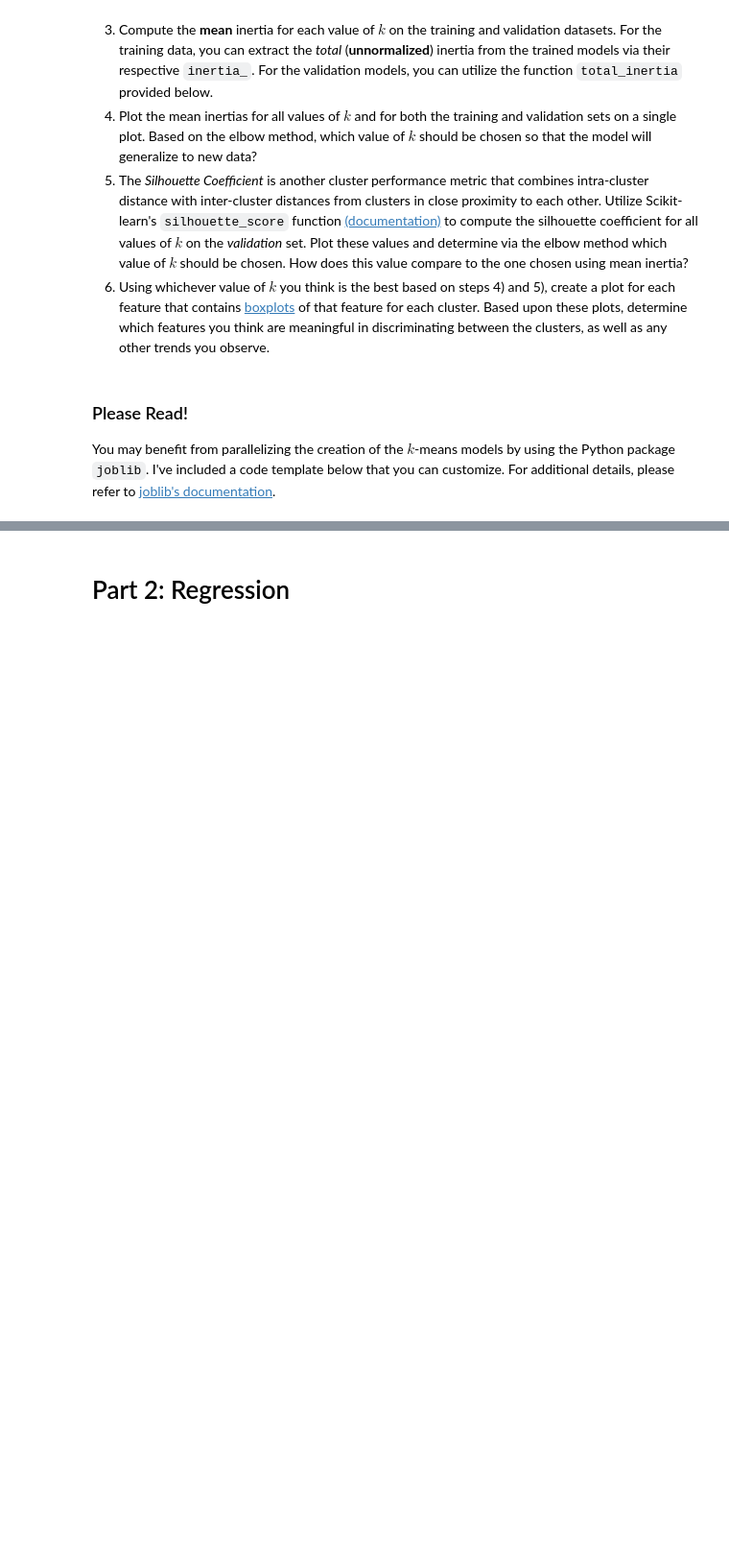
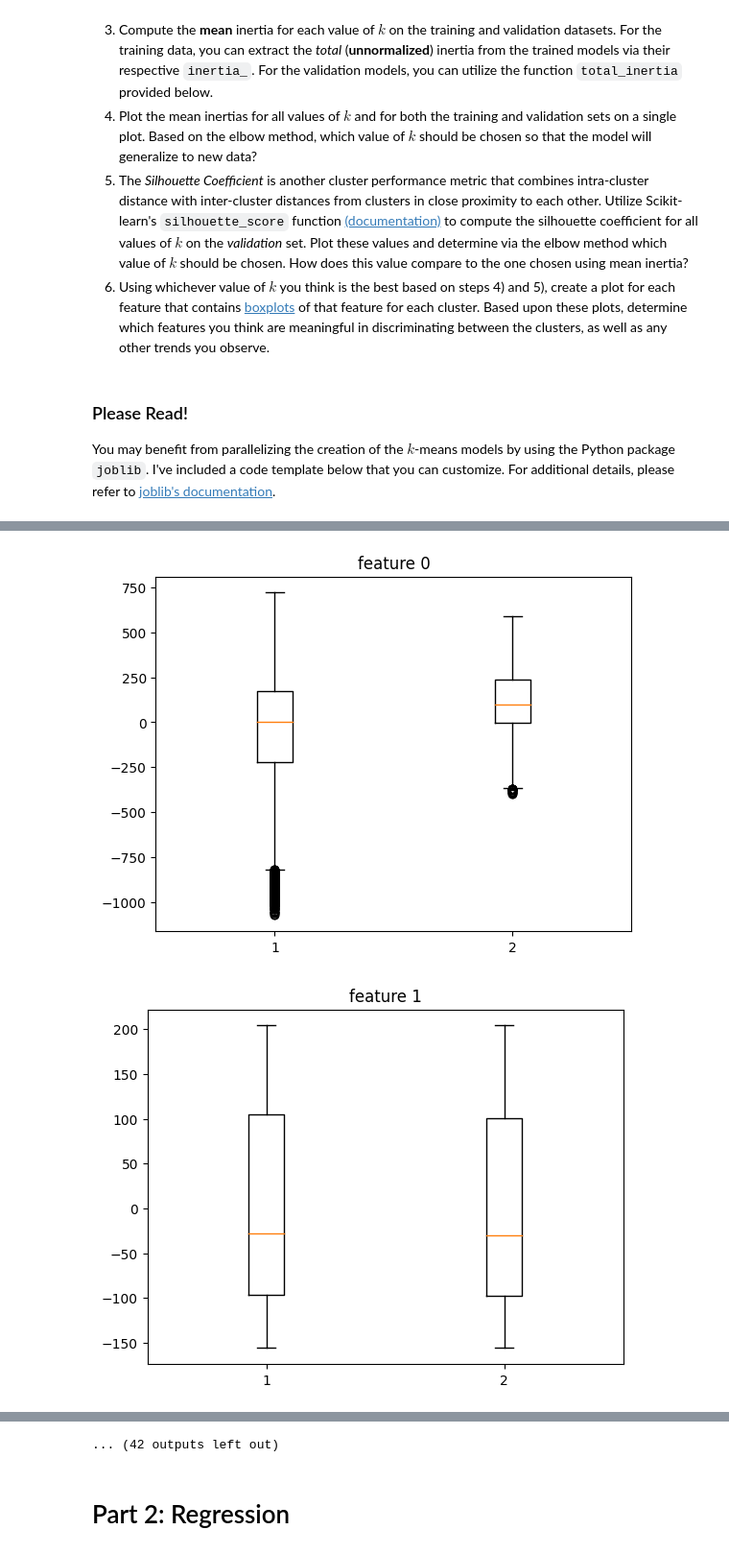
Before and after one commit to radio4444/Project-2, a Jupyter notebook: Project 2 - my version.ipynb, the cells around one changed output, grey strips where cells are left out. Shown at 96% size. Drawn from its saved outputs; the diff is of its cells as text; code cells hidden in the pictures; blank space fills up the shorter version.

```diff
--- a/Project 2 - my version.ipynb
+++ b/Project 2 - my version.ipynb
@@ -302,0 +285,15 @@ IndexError: invalid index to scalar variable.
+# %%
+best_k_value =k_values[np.argmax(silhouette_list)]
+best_k_model = k_model_list[np.argmax(silhouette_list)]
+best_forest_validation_predict = forest_validation_predict[np.argmax(silhouette_list)]
+best_forest_validation_center = forest_validation_center[np.argmax(silhouette_list)]
+
+
+for k in range(len(forest_validation_proj_scaled[0])):
+    plt.figure()
+    plt.boxplot([forest_validation_proj_scaled[best_forest_validation_predict == b][:, a] for b in range(best_k_value)])
+    plt.title('feature ' +str(k))
+    plt.show()
+# %% [output]
+[figure, added]
+[figure, added]
@@ -303,3 +310,4 @@ IndexError: invalid index to scalar variable.
+... (42 outputs left out)
 # %% [markdown]
 # Part 2: Regression
 # %% [markdown]
```
Also changed, not shown: parts of 31 cells of this notebook.
